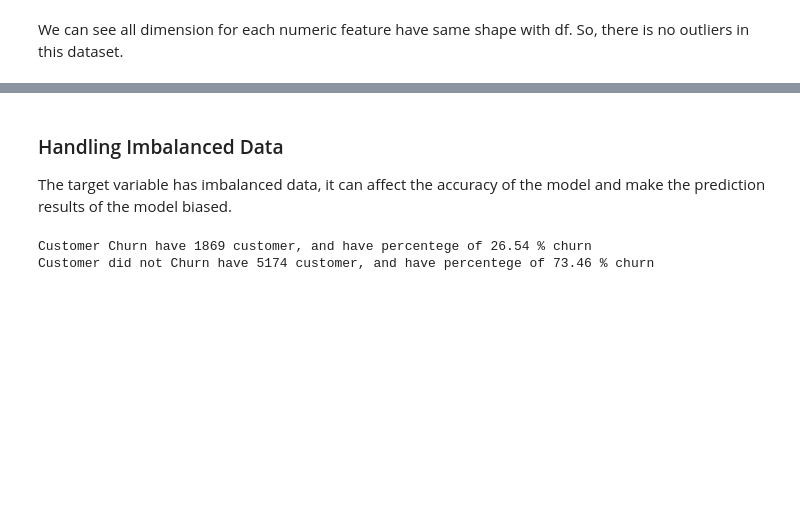
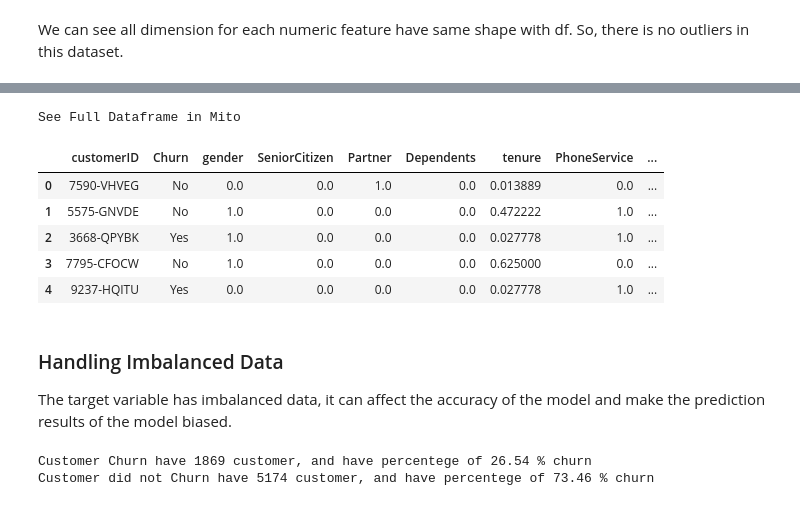
Before and after one commit to AgungYogaSetiawan/Predict-Churn-Customer, a Jupyter notebook: Predict Customer Churn.ipynb, the cells around one changed output, grey strips where cells are left out. Cells and saved outputs as stored; diff of their text form; code cells hidden in the pictures; blank space fills up the shorter version.

```diff
--- a/Predict Customer Churn.ipynb
+++ b/Predict Customer Churn.ipynb
@@ -422,0 +470,5 @@ We can see all dimension for each numeric feature have same shape with df. So, t
+# %%
+df2 = X.copy()
+# %%
+feature_scale = [feature for feature in df2.columns]
+feature_scale
@@ -422,0 +495,5 @@ We can see all dimension for each numeric feature have same shape with df. So, t
+# %%
+# scaling with MinMaxScaler
+from sklearn.preprocessing import MinMaxScaler
+scaler = MinMaxScaler()
+scaler.fit_transform(df2[feature_scale])
@@ -423,3 +514,16 @@ We can see all dimension for each numeric feature have same shape with df. So, t
+# %%
+# concat data
+data = pd.concat([df[['customerID','Churn']].reset_index(drop=True),
+                 pd.DataFrame(scaler.fit_transform(df2[feature_scale]), columns=feature_scale)], axis=1)
+data.head()
+# %% [output]
+See Full Dataframe in Mito
+|  | customerID | Churn | gender | SeniorCitizen | Partner | Dependents | tenure | PhoneService | ... |
+| 0 | 7590-VHVEG | No | 0.0 | 0.0 | 1.0 | 0.0 | 0.013889 | 0.0 | ... |
+| 1 | 5575-GNVDE | No | 1.0 | 0.0 | 0.0 | 0.0 | 0.472222 | 1.0 | ... |
+| 2 | 3668-QPYBK | Yes | 1.0 | 0.0 | 0.0 | 0.0 | 0.027778 | 1.0 | ... |
+| 3 | 7795-CFOCW | No | 1.0 | 0.0 | 0.0 | 0.0 | 0.625000 | 0.0 | ... |
+| 4 | 9237-HQITU | Yes | 0.0 | 0.0 | 0.0 | 0.0 | 0.027778 | 1.0 | ... |
 # %% [markdown]
 ### Handling Imbalanced Data
 
```
Also changed, not shown: parts of 24 cells of this notebook.
